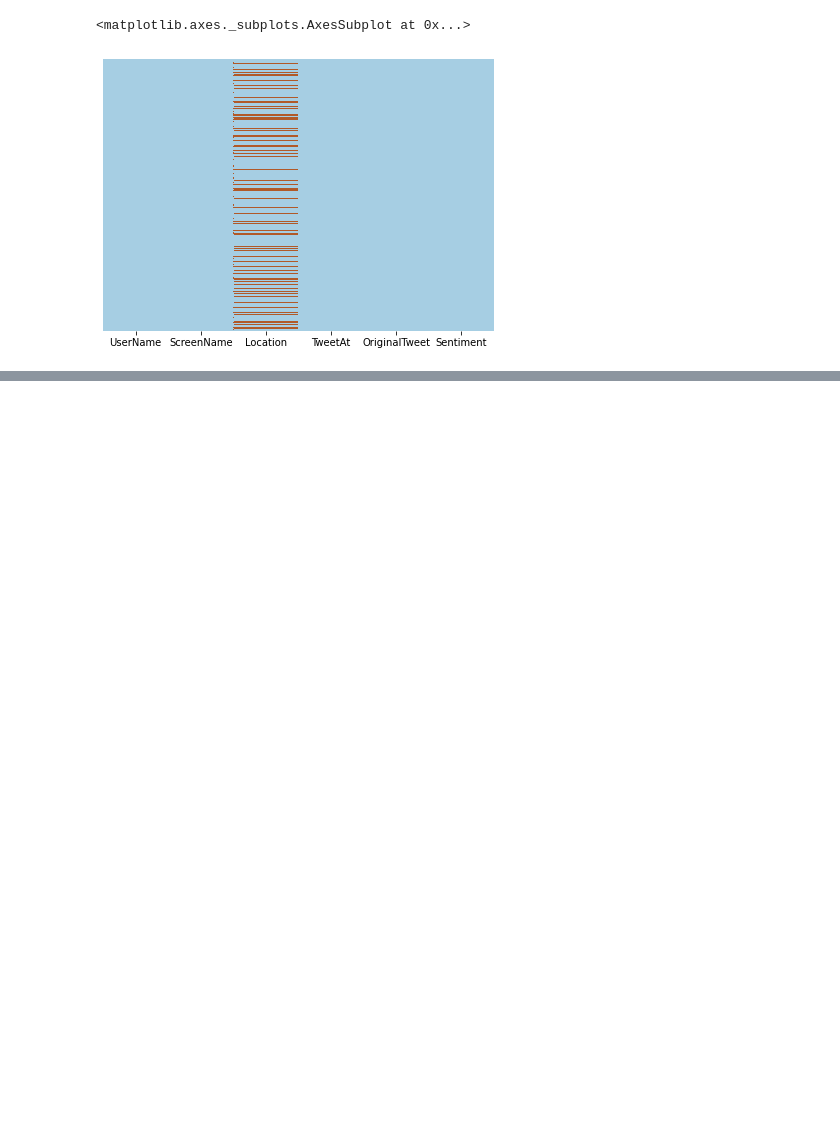
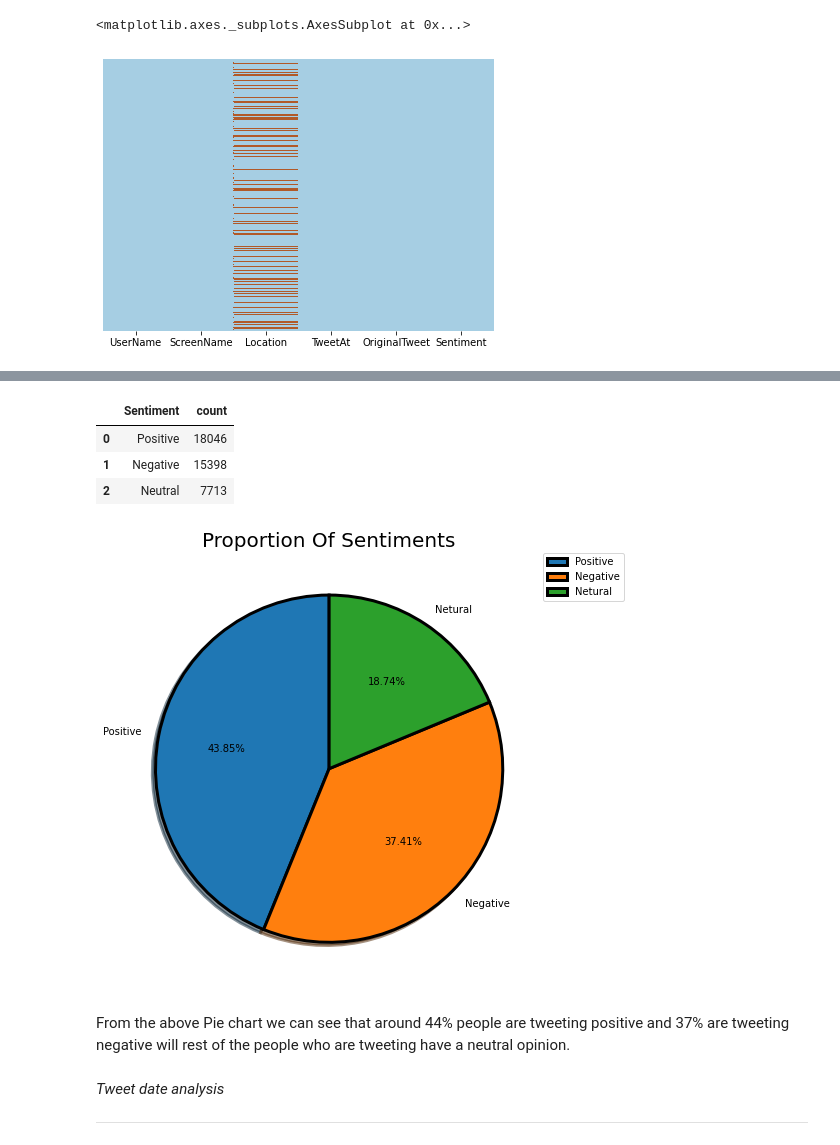
Before and after one commit to adilimam12/Classification-capstone-project-3, a Jupyter notebook: Coronavirus_tweet_sentiment_analysis.ipynb, the cells around one changed output, grey strips where cells are left out. Cells and saved outputs as stored; diff of their text form; code cells hidden in the pictures; blank space fills up the shorter version.

```diff
--- a/Coronavirus_tweet_sentiment_analysis.ipynb
+++ b/Coronavirus_tweet_sentiment_analysis.ipynb
@@ -192,0 +260,34 @@ sns.heatmap(covid_data.isnull(), cbar=False,yticklabels=False,cmap='Paired')
+# %%
+# replacing values
+replace_values = {"Sentiment":{'Extremely Negative':'Negative', 'Extremely Positive':'Positive'}}
+covid_data.replace(replace_values,inplace=True)
+# %%
+sentiment_count1 = covid_data['Sentiment'].value_counts().reset_index()
+sentiment_count1.columns = ['Sentiment','count']
+sentiment_count1
+# %% [output]
+|  | Sentiment | count |
+| 0 | Positive | 18046 |
+| 1 | Negative | 15398 |
+| 2 | Neutral | 7713 |
+# %%
+#visualising proportion sentiments
+# Plotting the piechart for Sentiments distribution
+sentiment_count1 = covid_data['Sentiment'].value_counts().to_list()
+labels=['Positive','Negative','Netural']
+plt.figure(figsize=(7,8))
+plt.pie(x=sentiment_count1,labels=labels,autopct="%.2f%%",radius=1.1, shadow = True, startangle = 90,wedgeprops= {"edgecolor":"black",
+                     'linewidth': 3,
+                     'antialiased': True})
+plt.title("Proportion Of Sentiments", fontsize=20)
+plt.legend(bbox_to_anchor=(1.05, 1), loc='upper left', borderaxespad=0)
+plt.axis('equal')
+plt.show()
+# %% [output]
+[figure, added]
+# %% [markdown]
+From the above Pie chart we can see that  around 44% people are tweeting positive and 37% are tweeting negative will rest of the people who are tweeting have a neutral opinion.
+# %% [markdown]
+*Tweet date analysis*
+
+---
```
Also changed, not shown: parts of 9 cells of this notebook.
